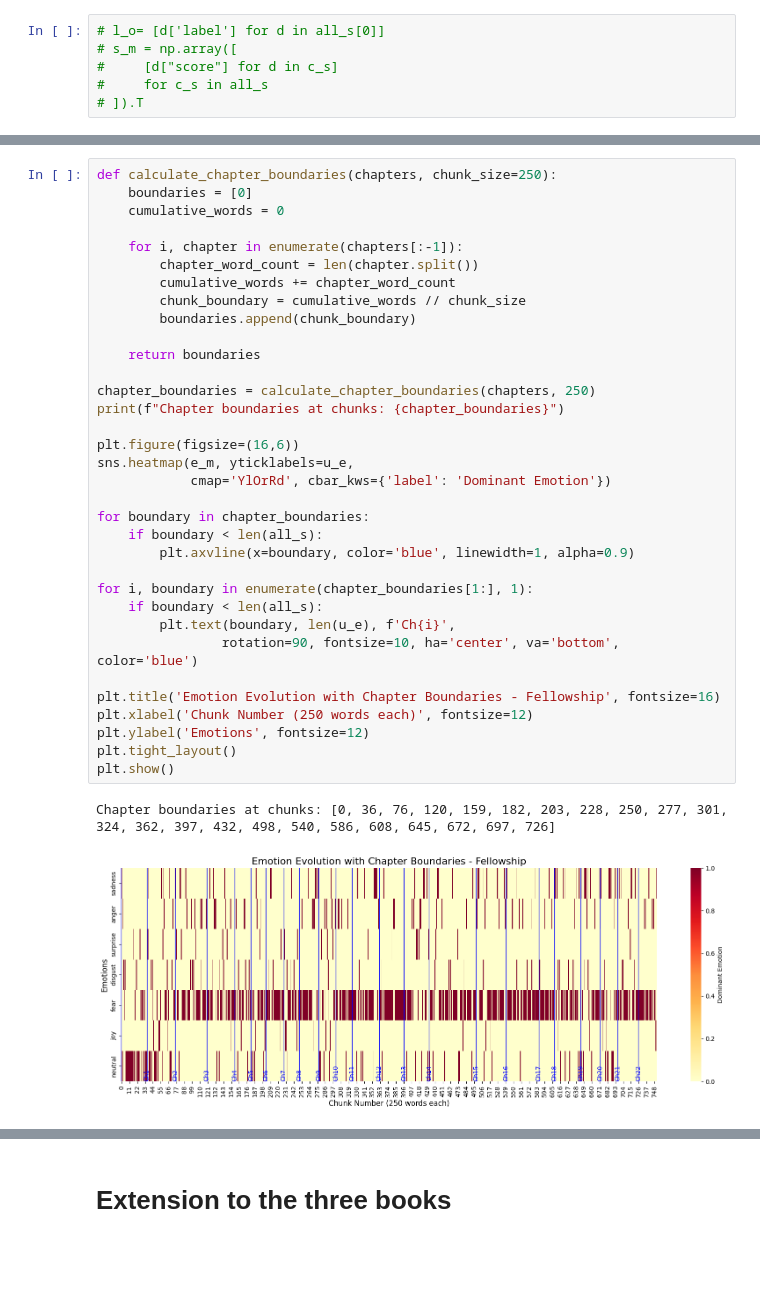
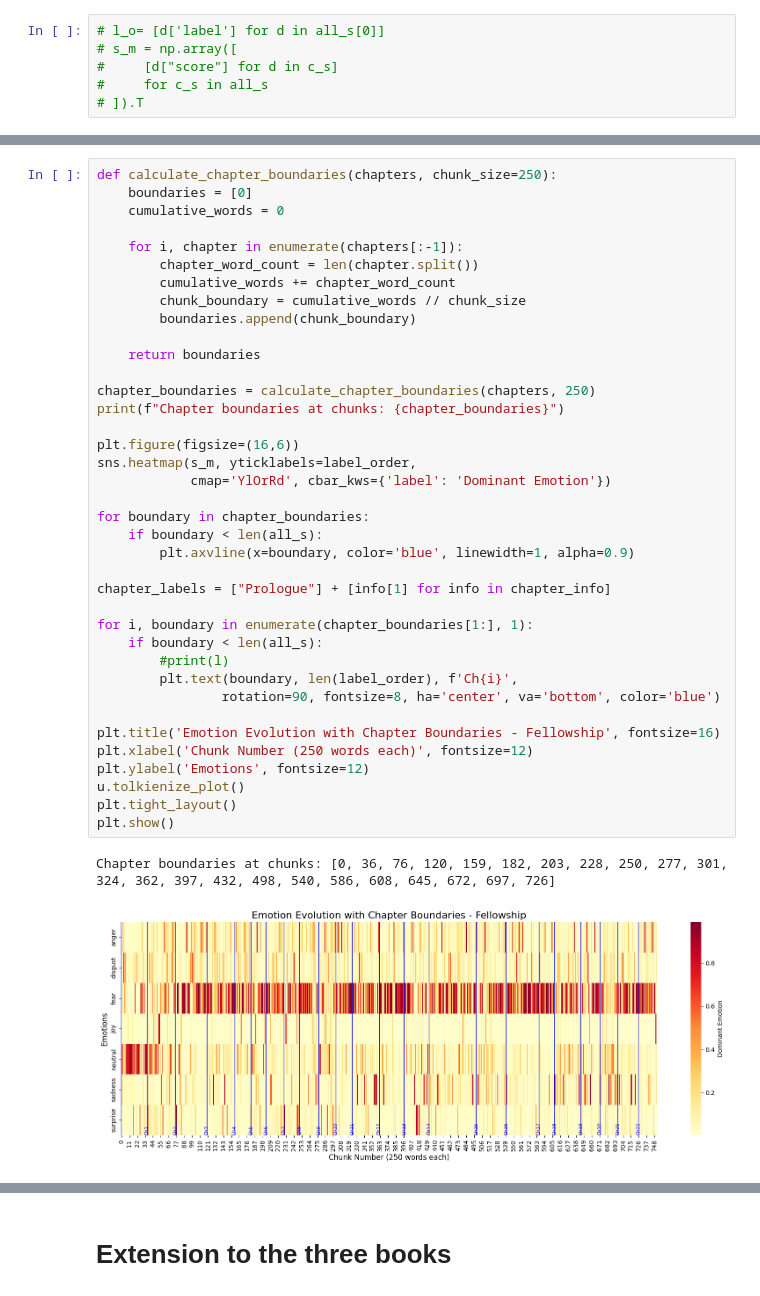
Before and after one commit to LaraN01/CAS_NLP, a Jupyter notebook: Projects/Corpus_task.ipynb, the cells around one changed output, grey strips where cells are left out. Saved outputs shown, nothing was run; the diff lists cells and outputs as text; blank space fills up the shorter version.

```diff
--- a/Projects/Corpus_task.ipynb
+++ b/Projects/Corpus_task.ipynb
@@ -829,35 +832,39 @@ def calculate_chapter_boundaries(chapters, chunk_size=250):
     cumulative_words = 0
 
     for i, chapter in enumerate(chapters[:-1]):
         chapter_word_count = len(chapter.split())
         cumulative_words += chapter_word_count
         chunk_boundary = cumulative_words // chunk_size
         boundaries.append(chunk_boundary)
 
     return boundaries
 
 chapter_boundaries = calculate_chapter_boundaries(chapters, 250)
 print(f"Chapter boundaries at chunks: {chapter_boundaries}")
 
 plt.figure(figsize=(16,6))
-sns.heatmap(e_m, yticklabels=u_e,
+sns.heatmap(s_m, yticklabels=label_order,
             cmap='YlOrRd', cbar_kws={'label': 'Dominant Emotion'})
 
 for boundary in chapter_boundaries:
     if boundary < len(all_s):
         plt.axvline(x=boundary, color='blue', linewidth=1, alpha=0.9)
 
+chapter_labels = ["Prologue"] + [info[1] for info in chapter_info]
+
 for i, boundary in enumerate(chapter_boundaries[1:], 1):
     if boundary < len(all_s):
-        plt.text(boundary, len(u_e), f'Ch{i}',
-                rotation=90, fontsize=10, ha='center', va='bottom', color='blue')
+        #print(l)
+        plt.text(boundary, len(label_order), f'Ch{i}',
+                rotation=90, fontsize=8, ha='center', va='bottom', color='blue')
 
 plt.title('Emotion Evolution with Chapter Boundaries - Fellowship', fontsize=16)
 plt.xlabel('Chunk Number (250 words each)', fontsize=12)
 plt.ylabel('Emotions', fontsize=12)
+u.tolkienize_plot()
 plt.tight_layout()
 plt.show()
 # %% [output]
 Chapter boundaries at chunks: [0, 36, 76, 120, 159, 182, 203, 228, 250, 277, 301, 324, 362, 397, 432, 498, 540, 586, 608, 645, 672, 697, 726]
-[figure, old version]
+[figure, new version]
 # %% [markdown]
```
Also changed, not shown: parts of 44 cells of this notebook.
